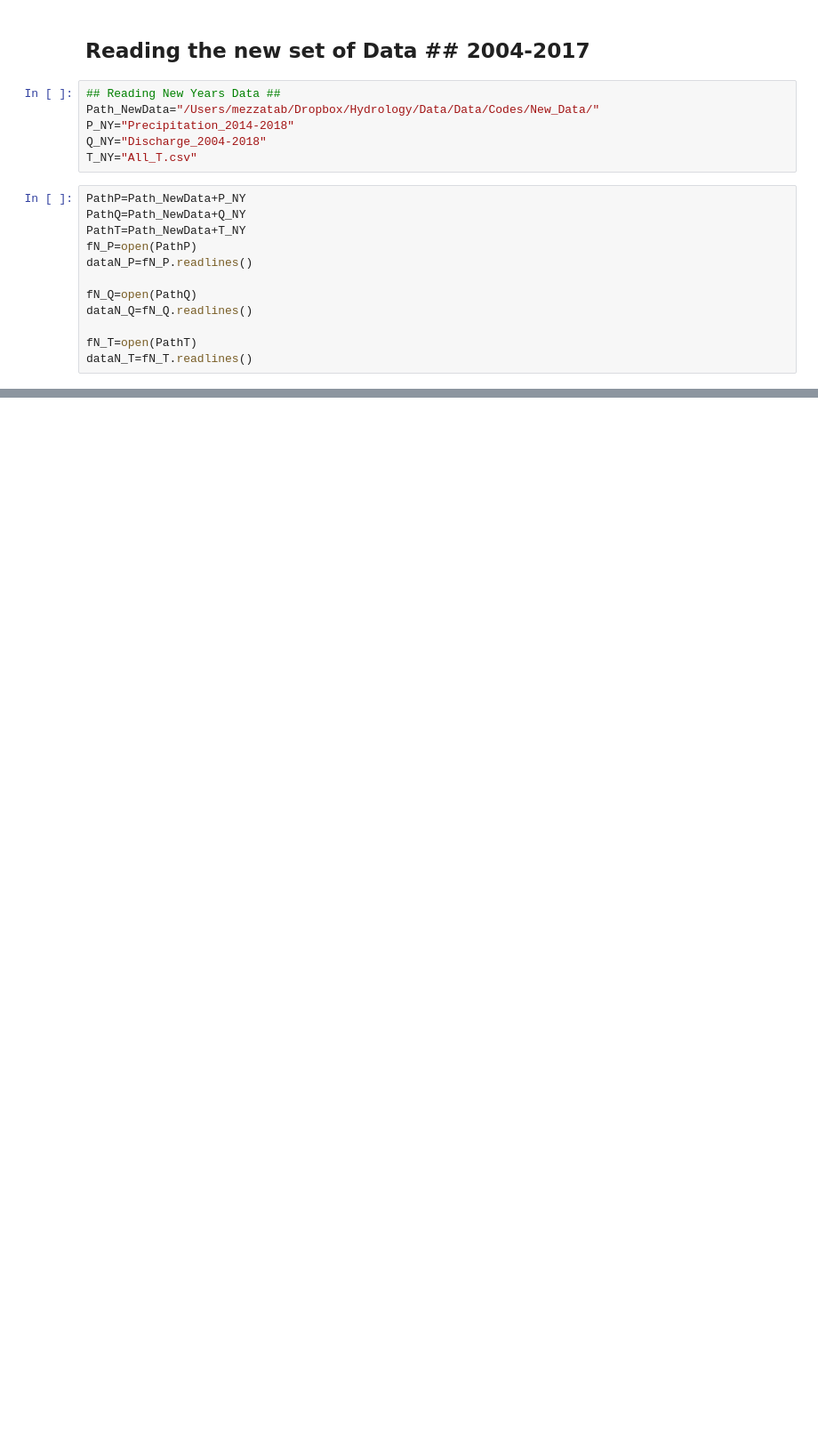
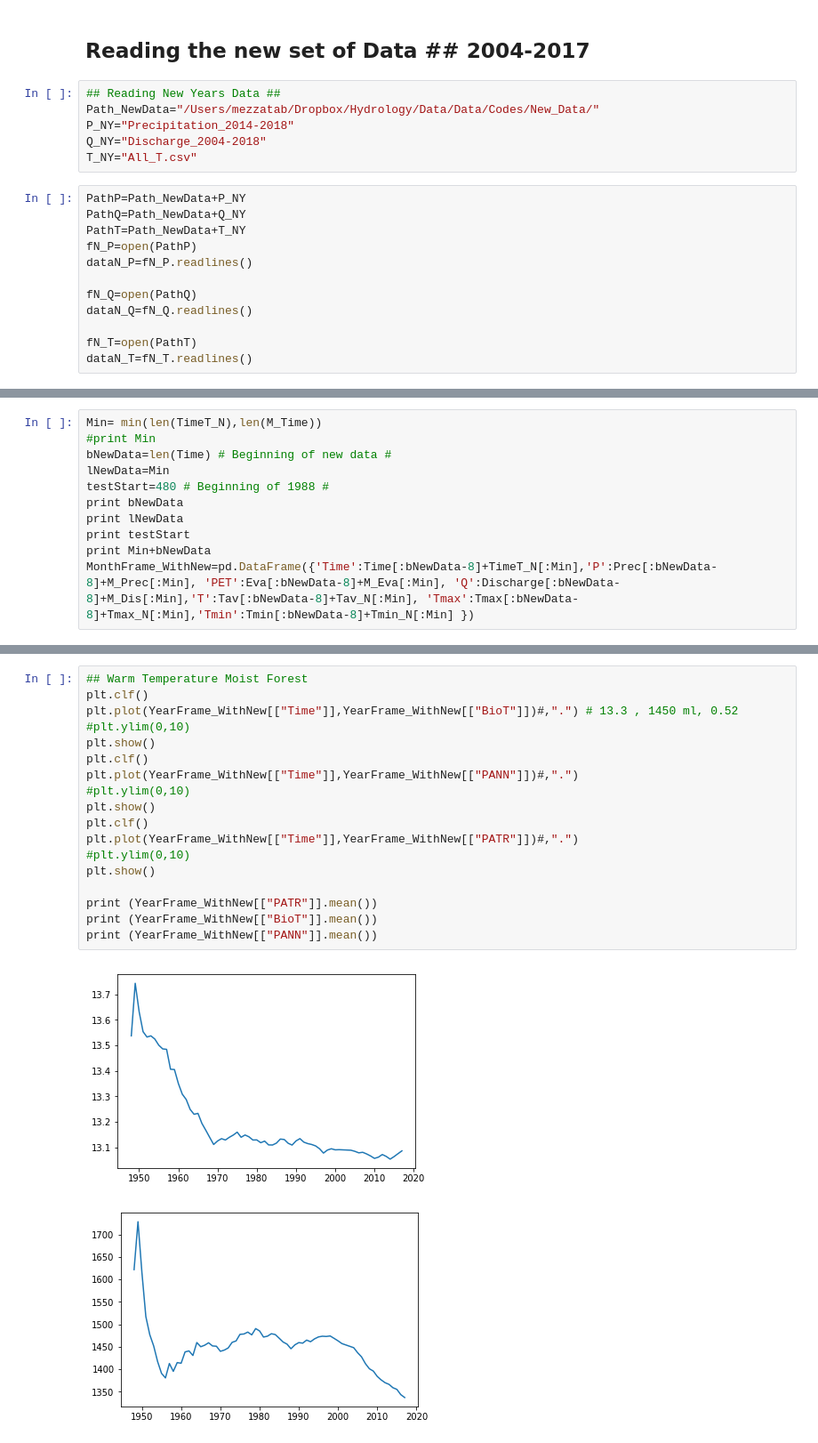
Before and after one commit to mezzatab/Climate-Time-Series-Prediction, a Jupyter notebook: Arima_Model_StreamFlow.ipynb, the cells around one changed output, grey strips where cells are left out. Shown at 89% size. Saved outputs shown, nothing was run; the diff lists cells and outputs as text; blank space fills up the shorter version.

Commit message:
Updating the section for reading data/removing outliers/scaling timeseries

```diff
--- a/Arima_Model_StreamFlow.ipynb
+++ b/Arima_Model_StreamFlow.ipynb
@@ -179,0 +335,11 @@ dataN_T=fN_T.readlines()
+# %%
+Min= min(len(TimeT_N),len(M_Time))
+#print Min
+bNewData=len(Time) # Beginning of new data #
+lNewData=Min
+testStart=480 # Beginning of 1988 #
+print bNewData
+print lNewData
+print testStart
+print Min+bNewData
+MonthFrame_WithNew=pd.DataFrame({'Time':Time[:bNewData-8]+TimeT_N[:Min],'P':Prec[:bNewData-8]+M_Prec[:Min], 'PET':Eva[:bNewData-8]+M_Eva[:Min], 'Q':Discharge[:bNewData-8]+M_Dis[:Min],'T':Tav[:bNewData-8]+Tav_N[:Min], 'Tmax':Tmax[:bNewData-8]+Tmax_N[:Min],'Tmin':Tmin[:bNewData-8]+Tmin_N[:Min] })
@@ -179,0 +449,21 @@ dataN_T=fN_T.readlines()
+# %%
+## Warm Temperature Moist Forest
+plt.clf()
+plt.plot(YearFrame_WithNew[["Time"]],YearFrame_WithNew[["BioT"]])#,".") # 13.3 , 1450 ml, 0.52
+#plt.ylim(0,10)
+plt.show()
+plt.clf()
+plt.plot(YearFrame_WithNew[["Time"]],YearFrame_WithNew[["PANN"]])#,".")
+#plt.ylim(0,10)
+plt.show()
+plt.clf()
+plt.plot(YearFrame_WithNew[["Time"]],YearFrame_WithNew[["PATR"]])#,".")
+#plt.ylim(0,10)
+plt.show()
+
+print (YearFrame_WithNew[["PATR"]].mean())
+print (YearFrame_WithNew[["BioT"]].mean())
+print (YearFrame_WithNew[["PANN"]].mean())
+# %% [output]
+[figure, added]
+[figure, added]
```
Also changed, not shown: parts of 14 cells of this notebook.
